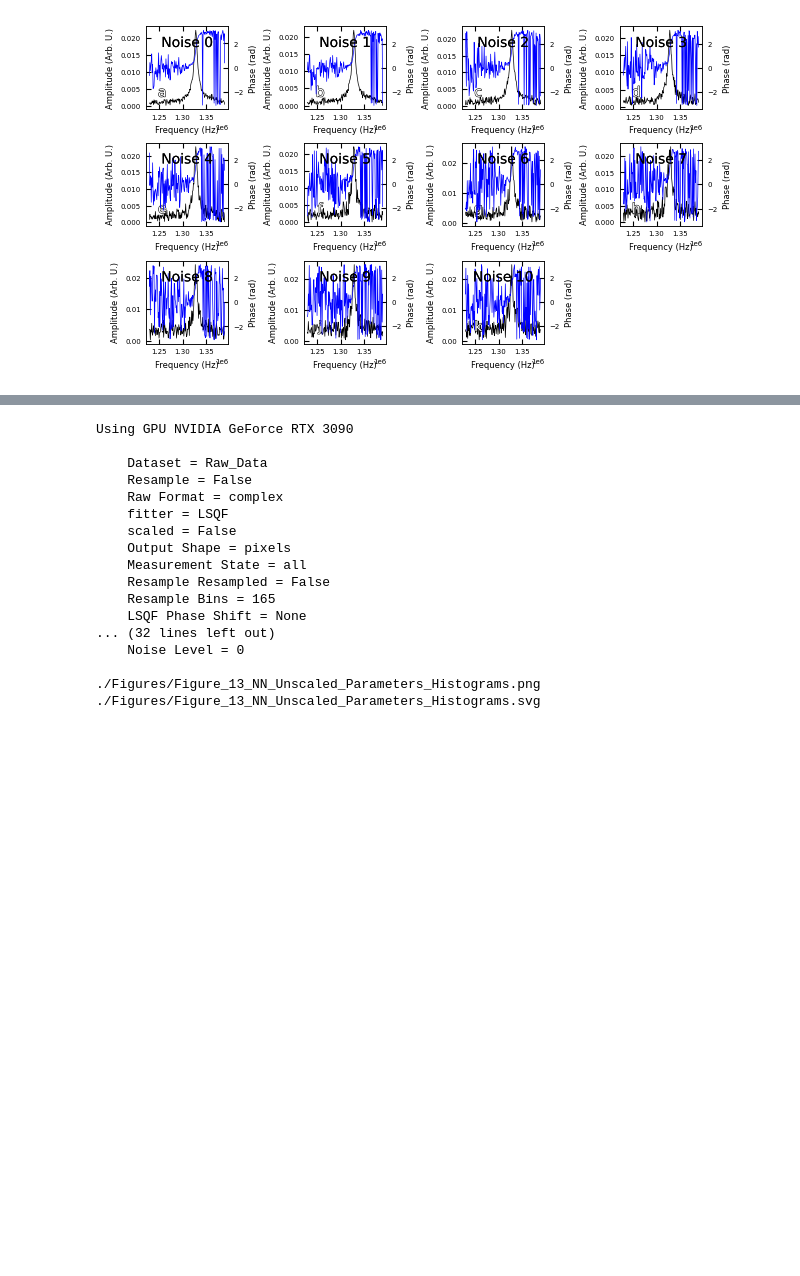
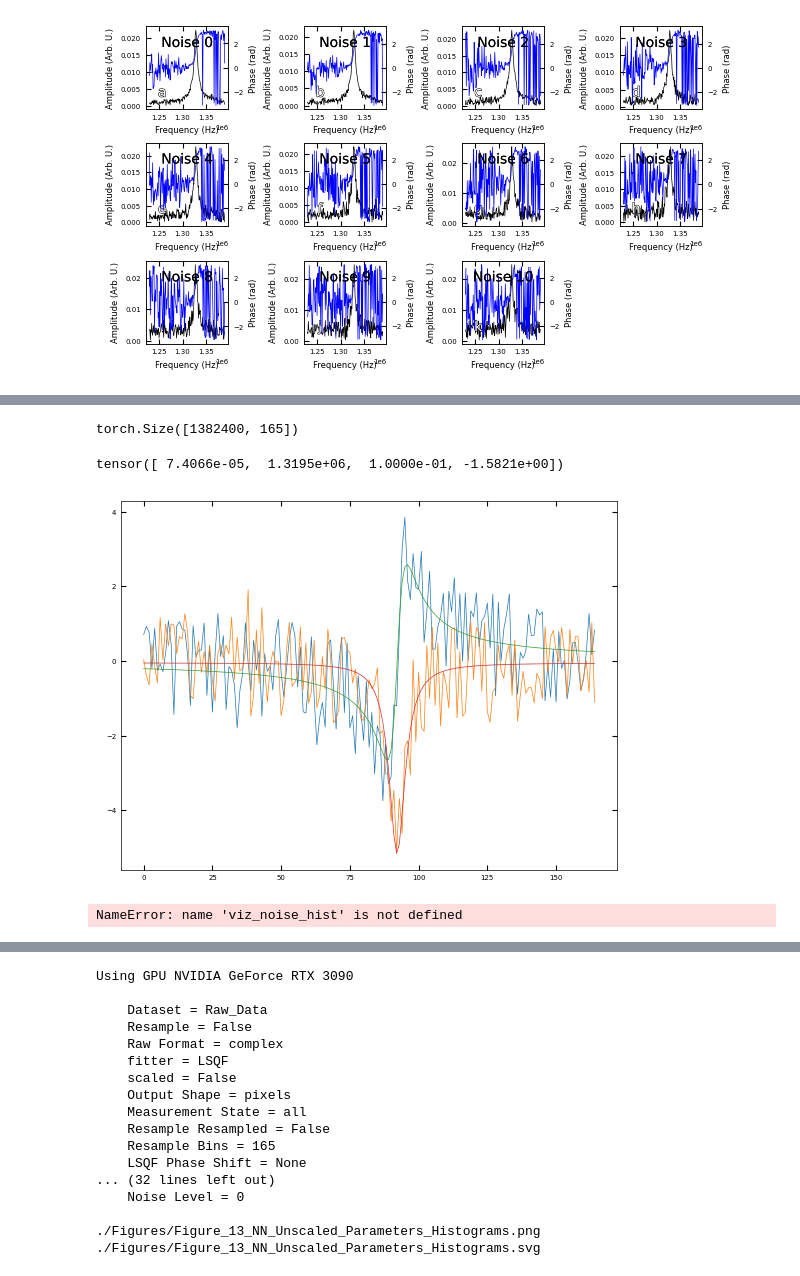
Before and after one commit to m3-learning/m3_learning, a Jupyter notebook: m3_learning/papers/2023_Rapid_Fitting/Nosiy_data_Visualization.ipynb, the cells around one changed output, grey strips where cells are left out. Saved outputs shown, nothing was run; the diff lists cells and outputs as text; code cells hidden in the pictures; blank space fills up the shorter version.

```diff
--- a/m3_learning/papers/2023_Rapid_Fitting/Nosiy_data_Visualization.ipynb
+++ b/m3_learning/papers/2023_Rapid_Fitting/Nosiy_data_Visualization.ipynb
@@ -84,6 +182,23 @@ BE_viz.noisy_datasets(state, filename = "Noise test")
+# %%
+pred_data.shape
+# %% [output]
+torch.Size([1382400, 165])
+# %%
+import matplotlib.pyplot as plt
+
+i = np.random.randint(0, X_data.shape[0])
+
+plt.plot(X_data[i])
+plt.plot(pred_data[i])
+parm[i,2] = .1~
+print(parm[i])
+# %% [output]
+tensor([ 7.4066e-05,  1.3195e+06,  1.0000e-01, -1.5821e+00])
+[figure, added]
 # %%
-import os
 
 path = "/home/ferroelectric/m3_learning/m3_learning/papers/2023_Rapid_Fitting/Trained Models/SHO Fitter"
 
-import os
+viz_noise_hist(path, 0)
+# %% [output]
+NameError: name 'viz_noise_hist' is not defined
```
Also changed, not shown: parts of 17 cells of this notebook, 4 other files.
